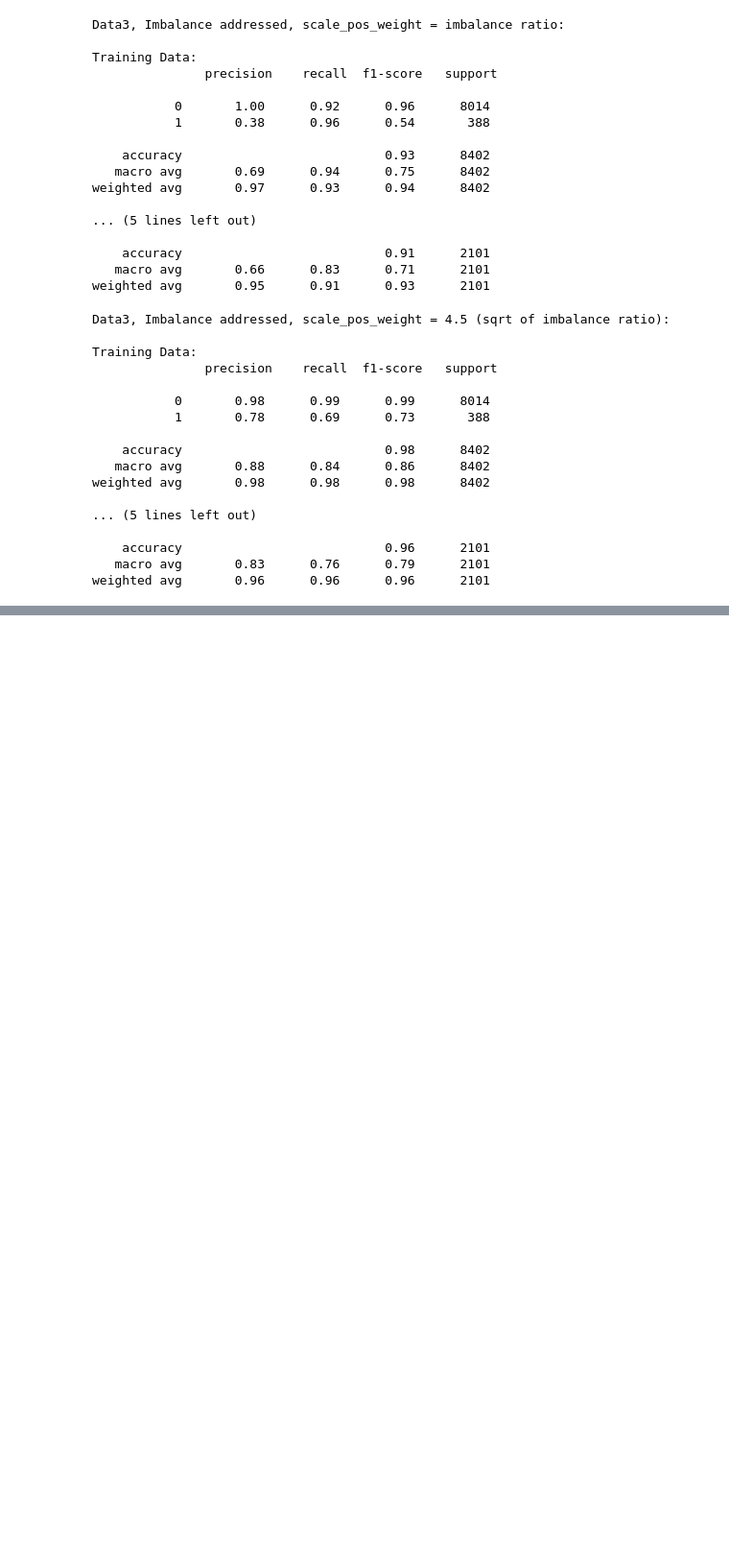
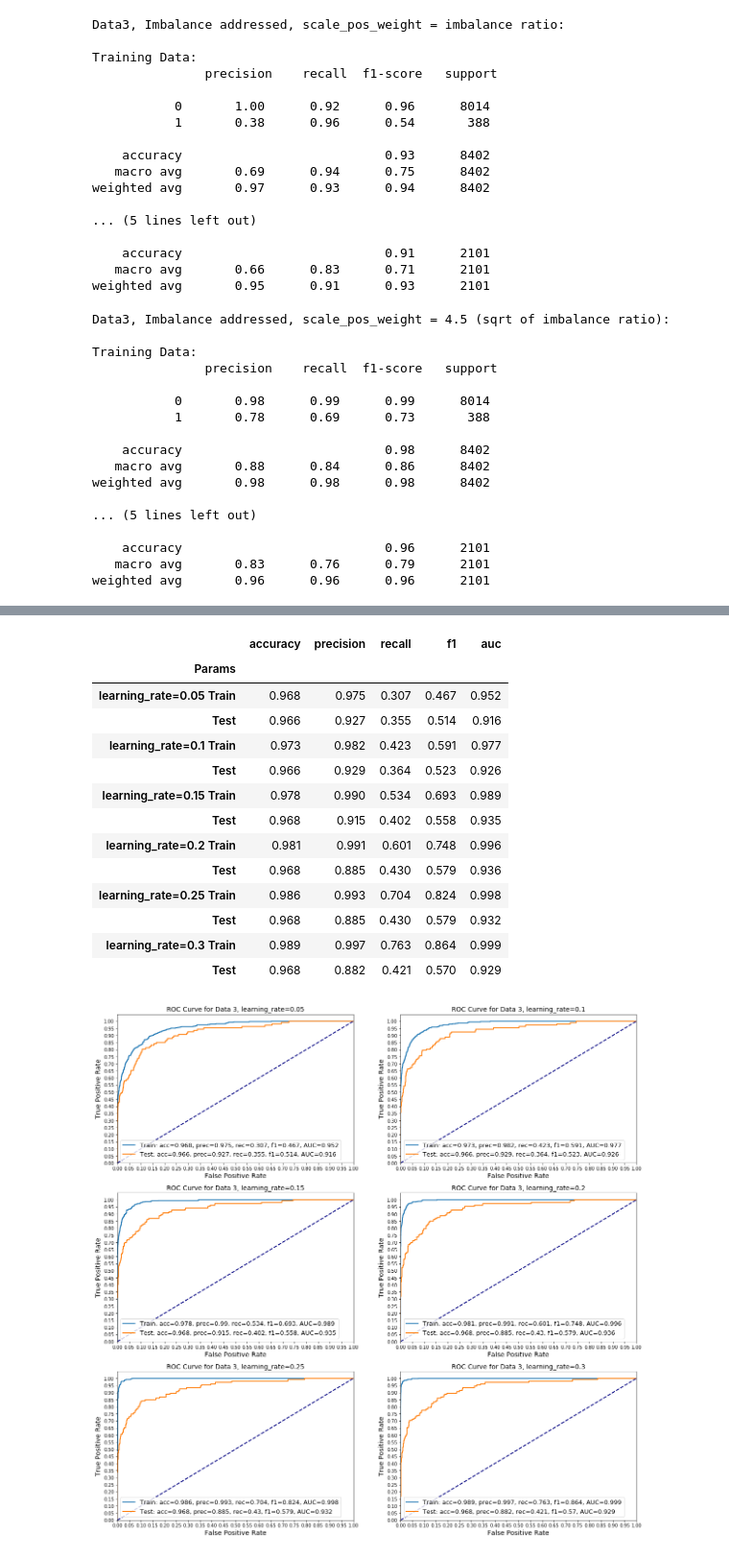
Before and after one commit to kamileyagci/project-bankruptcy-prediction, a Jupyter notebook: anaysis_test.ipynb, the cells around one changed output, grey strips where cells are left out. Shown at 96% size. Cells and saved outputs as stored; diff of their text form; code cells hidden in the pictures; blank space fills up the shorter version.

```diff
--- a/anaysis_test.ipynb
+++ b/anaysis_test.ipynb
@@ -290,0 +299,27 @@ scan_xgb(3, X_train, y_train, X_test, y_test, xgbParams, scanParam, scanList)
+# %%
+xgbParams = {
+    'eval_metric': 'logloss',
+    'random_state': 42
+}
+
+scanParam = 'learning_rate'
+
+scanList = [0.05, 0.10, 0.15, 0.20, 0.25, 0.30]
+
+scan_xgb(3, X_train, y_train, X_test, y_test, xgbParams, scanParam, scanList)
+# %% [output]
+|  | accuracy | precision | recall | f1 | auc |
+| Params |  |  |  |  |  |
+| learning_rate=0.05 Train | 0.968 | 0.975 | 0.307 | 0.467 | 0.952 |
+| Test | 0.966 | 0.927 | 0.355 | 0.514 | 0.916 |
+| learning_rate=0.1 Train | 0.973 | 0.982 | 0.423 | 0.591 | 0.977 |
+| Test | 0.966 | 0.929 | 0.364 | 0.523 | 0.926 |
+| learning_rate=0.15 Train | 0.978 | 0.990 | 0.534 | 0.693 | 0.989 |
+| Test | 0.968 | 0.915 | 0.402 | 0.558 | 0.935 |
+| learning_rate=0.2 Train | 0.981 | 0.991 | 0.601 | 0.748 | 0.996 |
+| Test | 0.968 | 0.885 | 0.430 | 0.579 | 0.936 |
+| learning_rate=0.25 Train | 0.986 | 0.993 | 0.704 | 0.824 | 0.998 |
+| Test | 0.968 | 0.885 | 0.430 | 0.579 | 0.932 |
+| learning_rate=0.3 Train | 0.989 | 0.997 | 0.763 | 0.864 | 0.999 |
+| Test | 0.968 | 0.882 | 0.421 | 0.570 | 0.929 |
+[figure, added]
```
Also changed, not shown: parts of 16 cells of this notebook, 7 other files.
